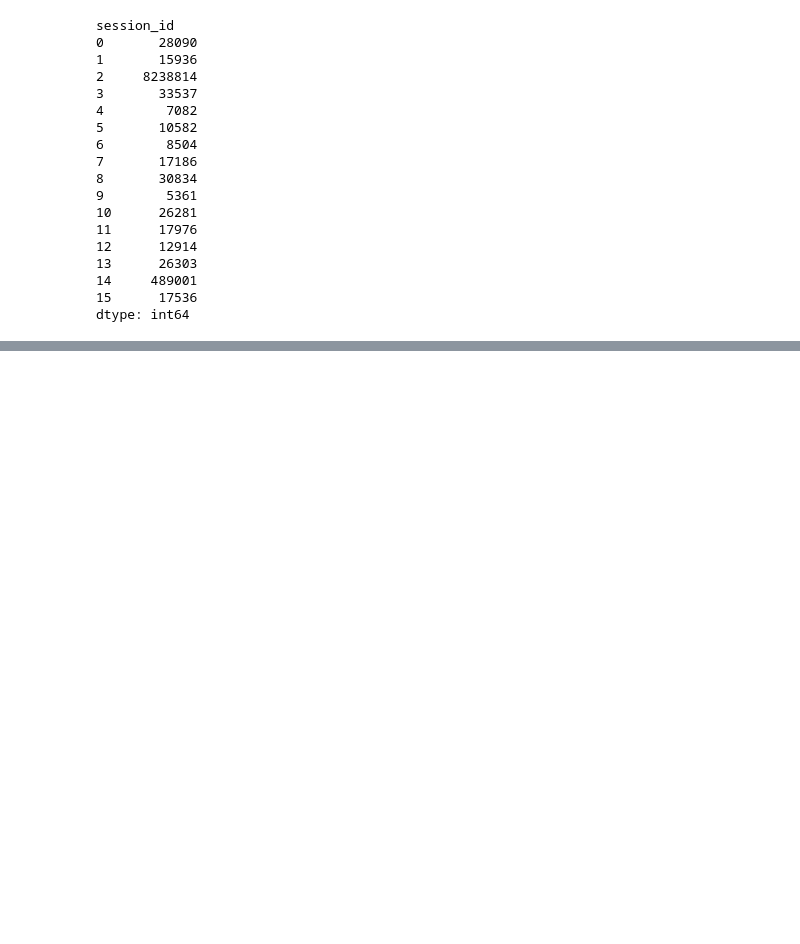
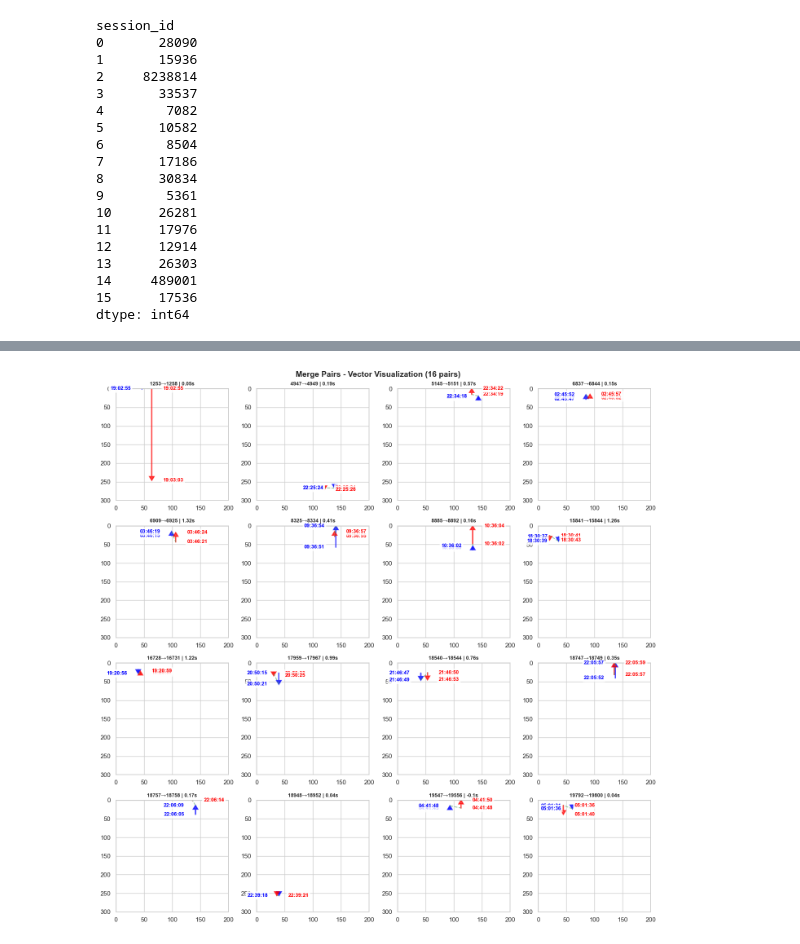
Before and after one commit to mikeandrusyak/Traffic-monitoring-Challenge, a Jupyter notebook: load_data_from_database.ipynb, the cells around one changed output, grey strips where cells are left out. Cells and saved outputs as stored; diff of their text form; code cells hidden in the pictures; blank space fills up the shorter version.

```diff
--- a/load_data_from_database.ipynb
+++ b/load_data_from_database.ipynb
@@ -407,0 +129,6 @@ Found pairs for merging: 161880
+# %%
+# Visualize
+fig = visualize_merge_pairs_grid(merge_results, n_pairs=16, cols=4)
+plt.show()
+# %% [output]
+[figure, added]
```
Also changed, not shown: parts of 13 cells of this notebook, 2 other files.
